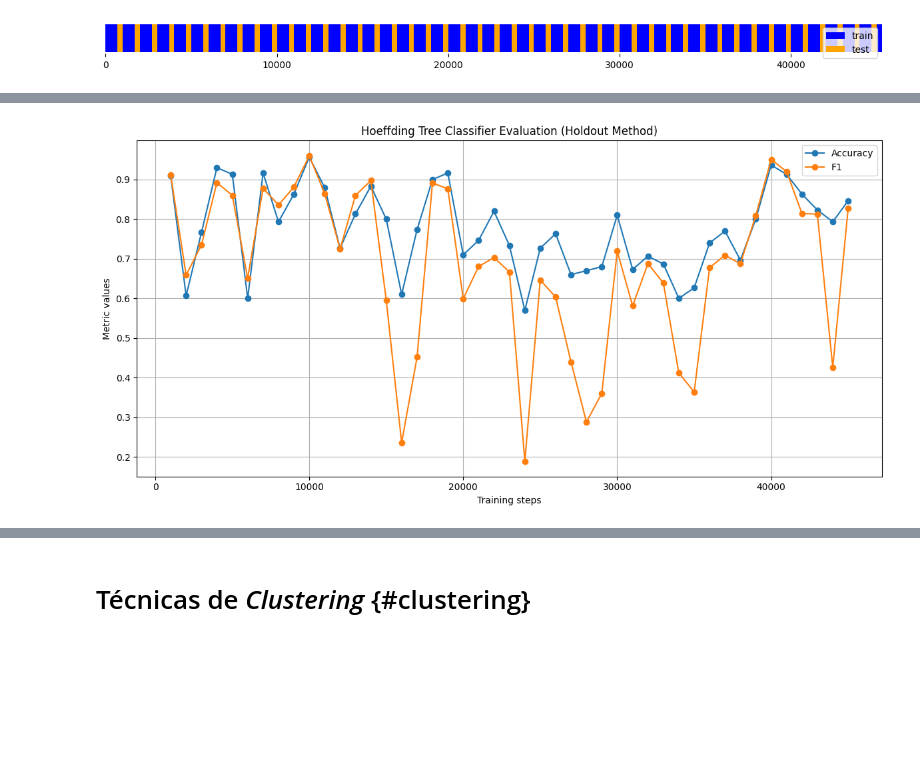
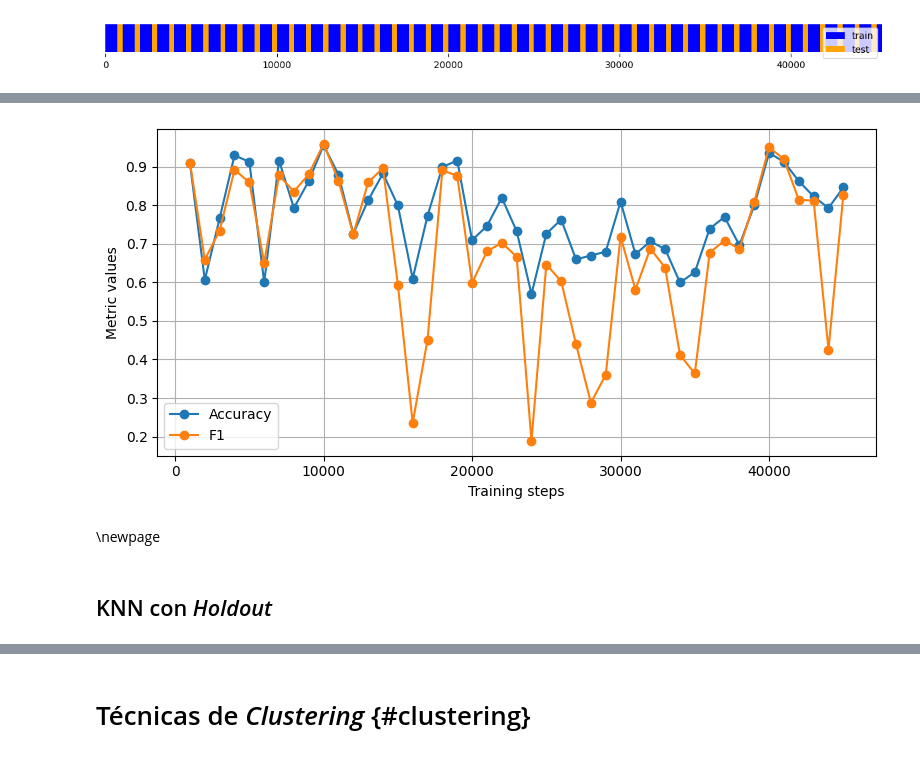
Before and after one commit to javiervela/electricity-pricing-online-learning, a Jupyter notebook: notebook.ipynb, the cells around one changed output, grey strips where cells are left out. Cells and saved outputs as stored; diff of their text form; code cells hidden in the pictures; blank space fills up the shorter version.

```diff
--- a/notebook.ipynb
+++ b/notebook.ipynb
@@ -86,7 +124,19 @@ dataset_df.head(10)
 # %%
-# index_summary = dataset_df.index.to_series().describe()
+# | echo: false
+# | label: tbl-elec2-dataset-info
+# | tbl-cap: "Información del dataset Elec2"
+
+# Get statistical summary
 summary = dataset_df.describe().loc[["count", "mean", "std", "min", "max"]]
 summary.loc["unique"] = dataset_df.nunique()
-# summary["index"] = index_summary
+summary = summary.transpose()
+
+# Convert count and unique to integers and round other values
+summary = summary.astype({"count": int, "unique": int})
+for col in summary.columns:
+    if col in ["count", "unique"]:
+        continue
+    summary[col] = summary[col].round(2)
+
 summary
 # %% [output]
@@ -254,4 +339,7 @@ plt.show()
 # %%
+# | echo: false
+
+
 def plot_evaluation_results(
     steps, results, metric_names, figure_title, drift_points=None
 ):
@@ -262,7 +350,7 @@ def plot_evaluation_results(
     if metric_names is None or len(metric_names) != num_metrics:
         metric_names = [f"Metric {i+1}" for i in range(num_metrics)]
 
-    plt.figure(figsize=(12, 6))
+    plt.figure(figsize=(8, 4))
 
     # Plot metrics
     for i, metric_values in enumerate(transposed):
@@ -288,8 +384,7 @@ def plot_evaluation_results(
 # %%
 datatset_stream = datasets.Elec2()
 hoeffding_model = compose.Pipeline(
-    preprocessing.StandardScaler(),
-    tree.HoeffdingTreeClassifier(),
+    preprocessing.StandardScaler(), tree.HoeffdingTreeClassifier()
 )
 metrics_list = [metrics.Accuracy(), metrics.F1(pos_val=True)]
 
@@ -297,11 +392,19 @@ hoeffding_holdout_steps, hoeffding_holdout_results = train_holdout(
     hoeffding_model, datatset_stream, metrics_list
 )
 # %%
+# | echo: false
+# | label: fig-hoeffding-holdout-results
+# | fig-cap: "Resultados de la evaluación del modelo Hoeffding Tree utilizando el método de Holdout"
+
 plot_evaluation_results(
     hoeffding_holdout_steps,
     hoeffding_holdout_results,
     metric_names=["Accuracy", "F1"],
-    figure_title="Hoeffding Tree Classifier Evaluation (Holdout Method)",
+    figure_title="",
 )
 # %% [output]
-[figure, old version]
+[figure, new version]
+# %% [markdown]
+\newpage
+# %% [markdown]
+## KNN con _Holdout_
```
Also changed, not shown: parts of 89 cells of this notebook, 1 other file.
